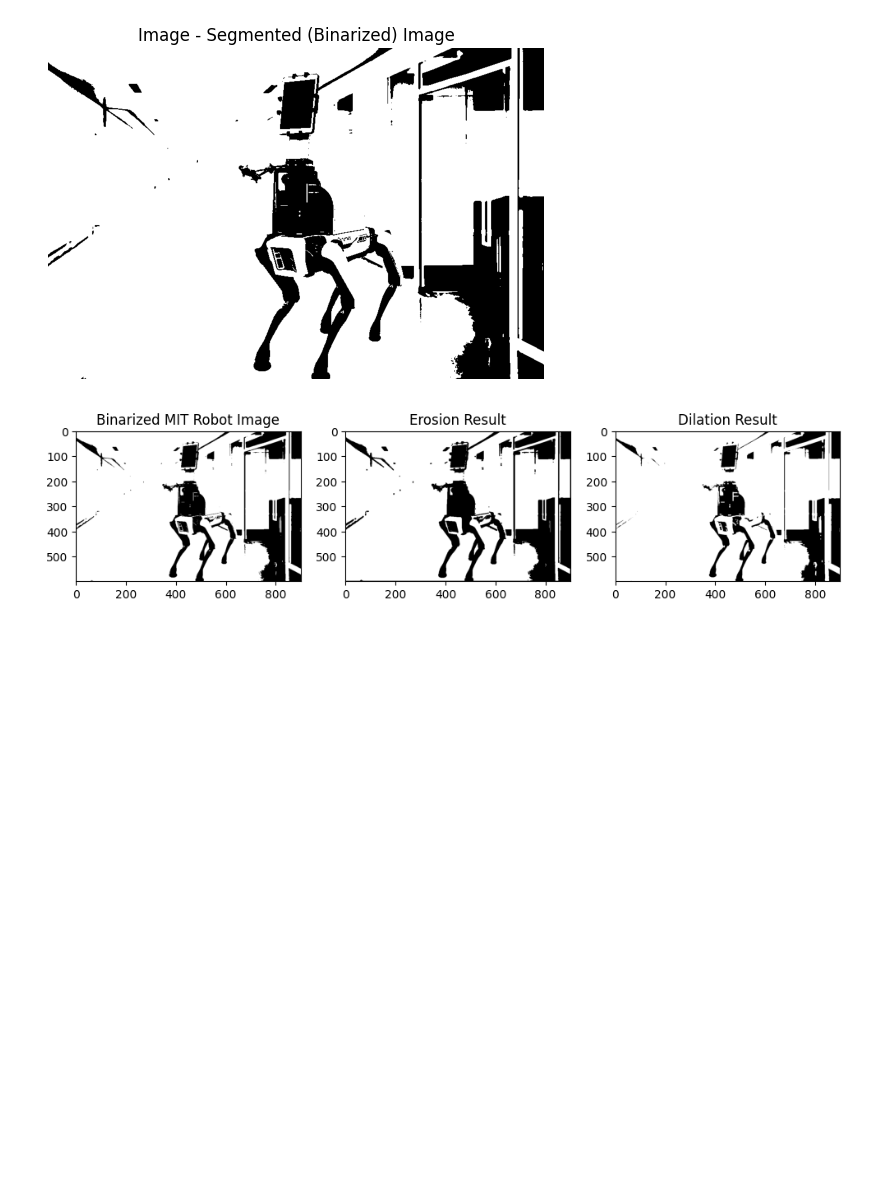
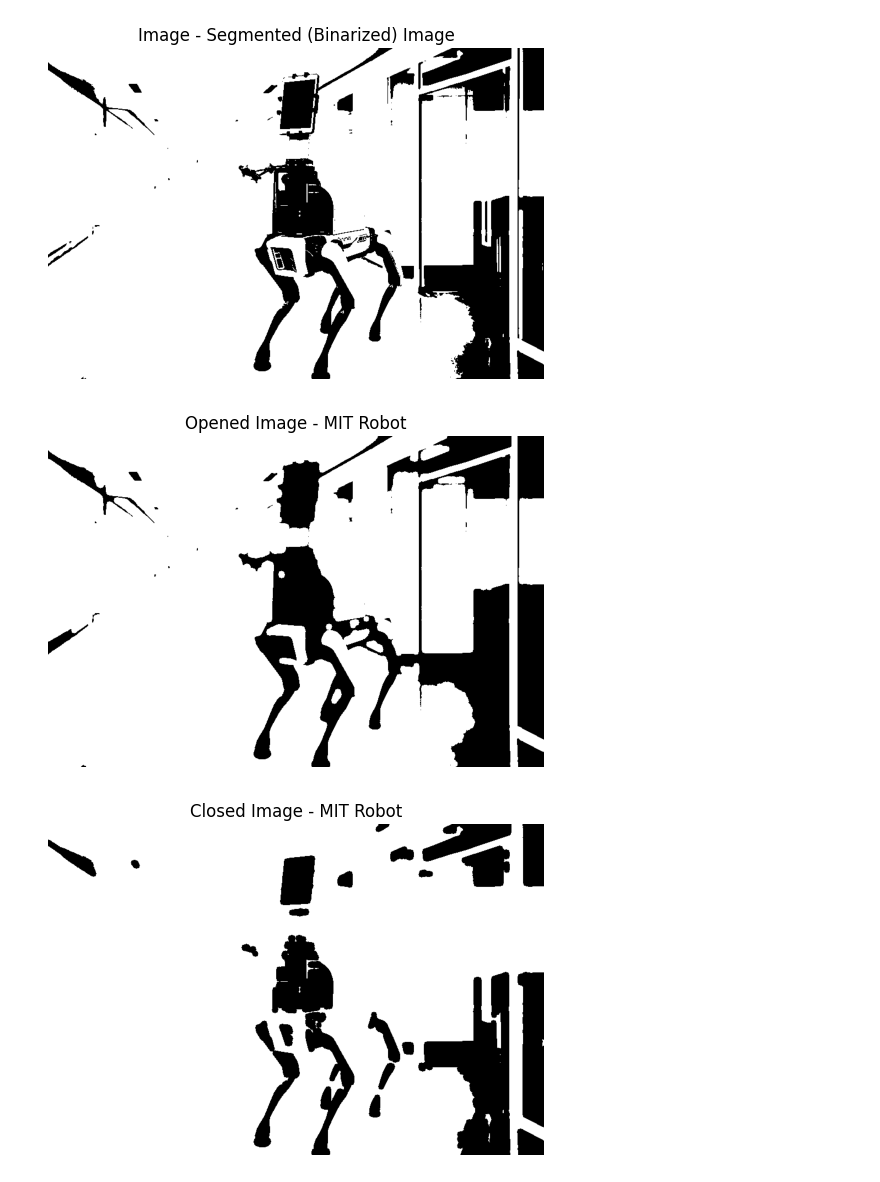
Before and after one commit to PsimonL/ImageProcessing, a Jupyter notebook: Lab6/main.ipynb, the cells around one changed output. Saved outputs shown, nothing was run; the diff lists cells and outputs as text; code cells hidden in the pictures; blank space fills up the shorter version.

```diff
--- a/Lab6/main.ipynb
+++ b/Lab6/main.ipynb
@@ -171,3 +150,21 @@ def dilation(image, struct_elem):
+# %%
+def apply_morphological_operations(binary_image, name):
+    # Utwórz element strukturalny (kernel)
+    selem = disk(5)  # Możesz dostosować rozmiar elementu strukturalnego
+
+    # Binary Opening
+    opened_image = binary_opening(binary_image, selem)
+    plt.imshow(opened_image, cmap='gray')
+    plt.axis('off')
+    plt.title(f'Opened Image - {name}')
+    plt.show()
+
+    # Binary Closing
+    closed_image = binary_closing(binary_image, selem)
+    plt.imshow(closed_image, cmap='gray')
+    plt.axis('off')
+    plt.title(f'Closed Image - {name}')
+    plt.show()
 # %%
 binarized_mit_robot_image = binarize_image(image_mit_robot, 'Segmented (Binarized) Image')
 # %% [output]
@@ -178,21 +172,5 @@ kernel = np.ones((kernel_size, kernel_size), np.uint8)
-# %%
-result_erosion = erosion(binarized_mit_robot_image, kernel)
-result_dilation = dilation(binarized_mit_robot_image, kernel)
-
-plt.figure(figsize=(12, 4))
-
-plt.subplot(131)
-plt.imshow(binarized_mit_robot_image, cmap='gray')
-plt.title('Binarized MIT Robot Image')
-
-plt.subplot(132)
-plt.imshow(result_erosion, cmap='gray')
-plt.title('Opening Result')
-
-plt.subplot(133)
-plt.imshow(result_dilation, cmap='gray')
-plt.title('Closing Result')
-
-plt.show()
-# %% [output]
-[figure, removed]
+# %%
+apply_morphological_operations(binarized_mit_robot_image, "MIT Robot")
+# %% [output]
+[figure, added]
+[figure, added]
```
Also changed, not shown: parts of 4 cells of this notebook.
